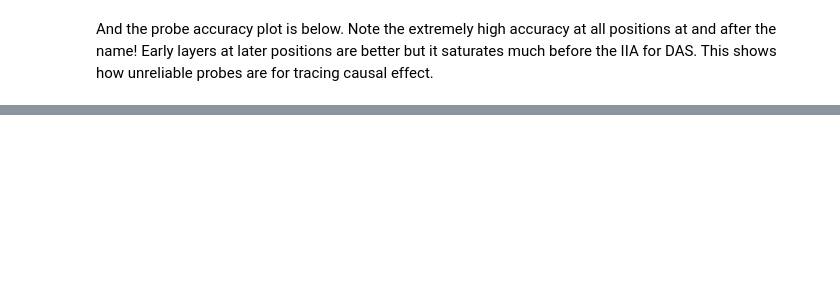
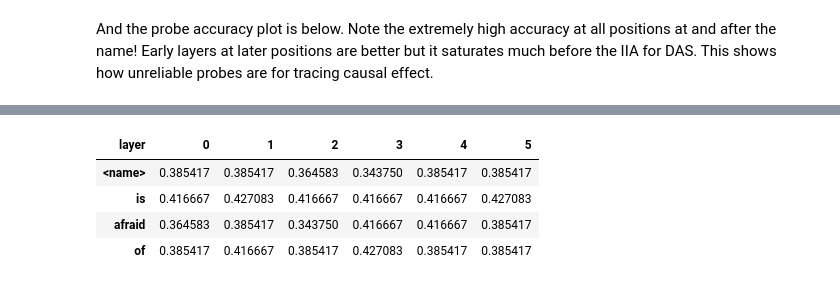
Before and after one commit to xadambednarski/NLP-2024, a Jupyter notebook: lista4/Probing_Animal.ipynb, the cells around one changed output, grey strips where cells are left out. Cells and saved outputs as stored; diff of their text form; code cells hidden in the pictures; blank space fills up the shorter version.

Commit message:
feat: add initial implementation of animal probing functionality

```diff
--- a/lista4/Probing_Animal.ipynb
+++ b/lista4/Probing_Animal.ipynb
@@ -437,0 +859,36 @@ display(plot)
+# %%
+import pandas as pd
+
+# Import data from a CSV file
+df = pd.read_csv(f"/content/drive/MyDrive/Colab Notebooks/NLP-2024/lista4/tutorial_data/pyvene_gender_probe.csv")
+
+# Convert data types to ensure proper numerical and categorical handling
+df["layer"] = df["layer"].astype(int)  # Convert 'layer' to integer
+df["pos"] = df["position"].astype(int)  # Convert 'position' to integer
+df["ACC"] = df["acc"].astype(float)  # Convert 'acc' to float for accurate calculations
+
+# Transform data into a pivot table with accuracy (ACC) values for each layer and position
+table = df.pivot(index="pos", columns="layer", values="ACC")
+
+# Define custom labels for positions
+custom_labels = ["<name>", "is", "afraid", "of", "<animal>"]
+
+# Check the number of rows in the pivot table and adjust labels if necessary
+if len(table.index) != len(custom_labels):
+    custom_labels = custom_labels[:len(table.index)]  # Trim labels if there are fewer rows
+
+# Replace the positional indices with custom labels for better interpretability
+table.index = custom_labels
+
+# Display the table in Colab
+from IPython.display import display
+display(table)
+
+# Optionally, save the table to a CSV file for further analysis
+table.to_csv("/content/drive/MyDrive/Colab Notebooks/NLP-2024/lista4/tutorial_data/pyvene_gender_probe_table.csv")
+# %% [output]
+| layer | 0 | 1 | 2 | 3 | 4 | 5 |
+| <name> | 0.385417 | 0.385417 | 0.364583 | 0.343750 | 0.385417 | 0.385417 |
+| is | 0.416667 | 0.427083 | 0.416667 | 0.416667 | 0.416667 | 0.427083 |
+| afraid | 0.364583 | 0.385417 | 0.343750 | 0.416667 | 0.416667 | 0.385417 |
+| of | 0.385417 | 0.416667 | 0.385417 | 0.427083 | 0.385417 | 0.385417 |
```
Also changed, not shown: parts of 9 cells of this notebook, 1 other file.
